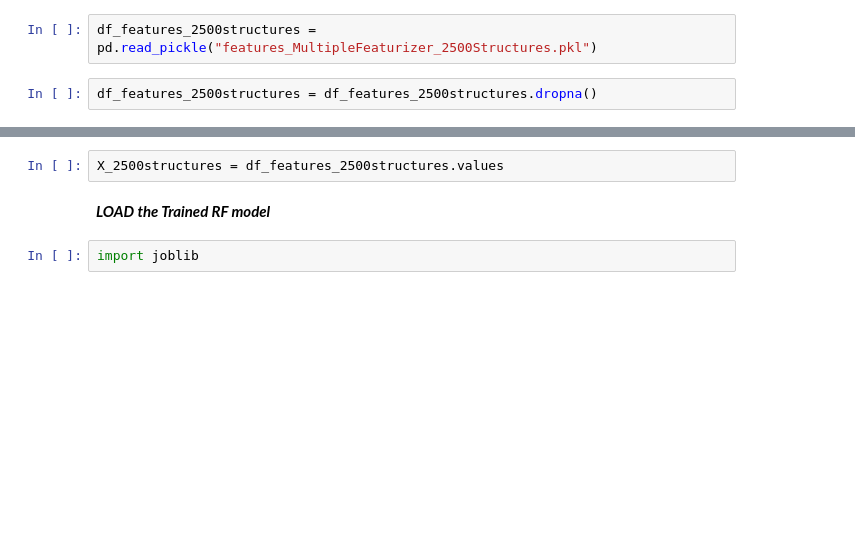
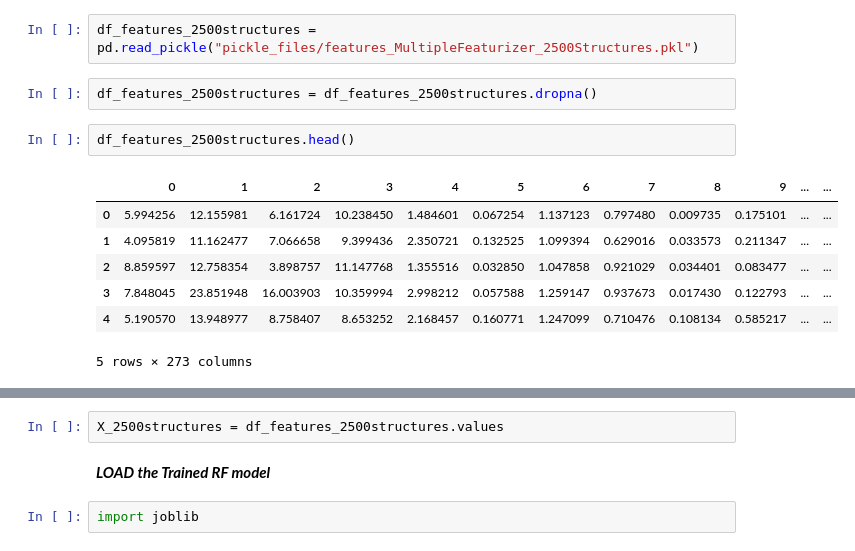
Before and after one commit to Mohammad-vahdat/machine-learning-dimensionalities-and-binding-energy, a Jupyter notebook: Test_theModel_on_2500structures.ipynb, the cells around one changed output, grey strips where cells are left out. Cells and saved outputs as stored; diff of their text form; blank space fills up the shorter version.

```diff
--- a/Test_theModel_on_2500structures.ipynb
+++ b/Test_theModel_on_2500structures.ipynb
@@ -10,6 +10,16 @@ import os
 import numpy as np
 %matplotlib inline
 # %%
-df_features_2500structures = pd.read_pickle("features_MultipleFeaturizer_2500Structures.pkl")
+df_features_2500structures = pd.read_pickle("pickle_files/features_MultipleFeaturizer_2500Structures.pkl")
 # %%
 df_features_2500structures = df_features_2500structures.dropna()
+# %%
+df_features_2500structures.head()
+# %% [output]
+|  | 0 | 1 | 2 | 3 | 4 | 5 | 6 | 7 | 8 | 9 | ... | ... |
+| 0 | 5.994256 | 12.155981 | 6.161724 | 10.238450 | 1.484601 | 0.067254 | 1.137123 | 0.797480 | 0.009735 | 0.175101 | ... | ... |
+| 1 | 4.095819 | 11.162477 | 7.066658 | 9.399436 | 2.350721 | 0.132525 | 1.099394 | 0.629016 | 0.033573 | 0.211347 | ... | ... |
+| 2 | 8.859597 | 12.758354 | 3.898757 | 11.147768 | 1.355516 | 0.032850 | 1.047858 | 0.921029 | 0.034401 | 0.083477 | ... | ... |
+| 3 | 7.848045 | 23.851948 | 16.003903 | 10.359994 | 2.998212 | 0.057588 | 1.259147 | 0.937673 | 0.017430 | 0.122793 | ... | ... |
+| 4 | 5.190570 | 13.948977 | 8.758407 | 8.653252 | 2.168457 | 0.160771 | 1.247099 | 0.710476 | 0.108134 | 0.585217 | ... | ... |
+5 rows × 273 columns
```
Also changed, not shown: parts of 10 cells of this notebook, 3 other files.
